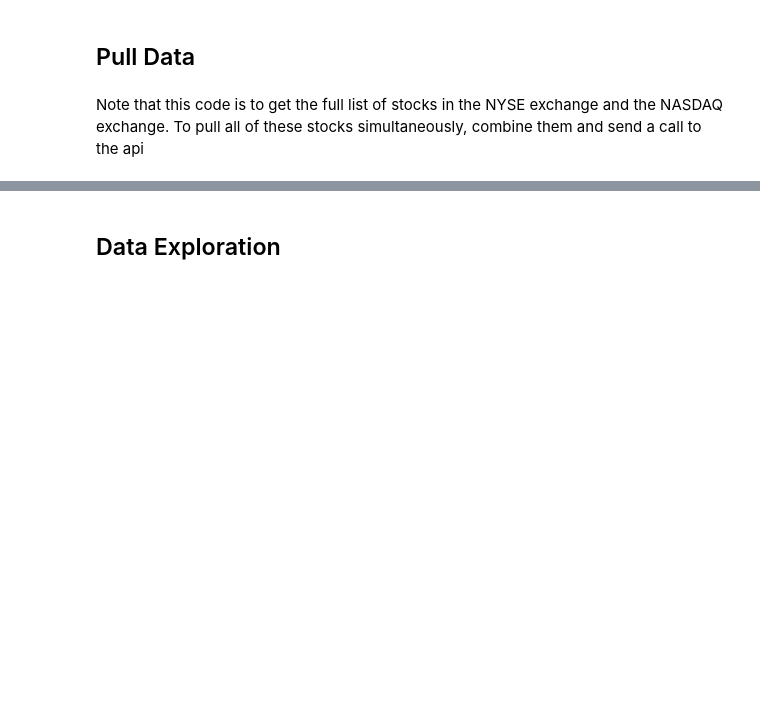
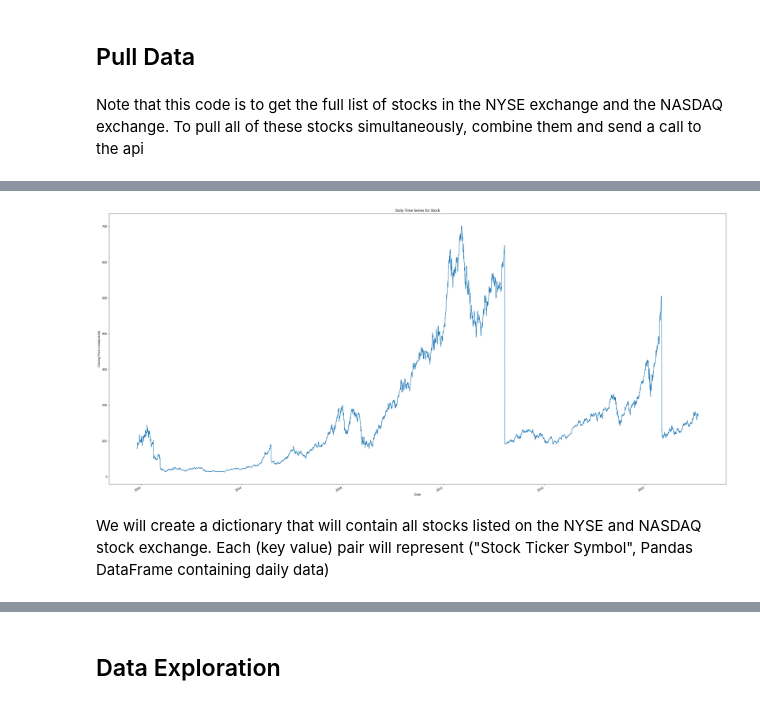
Before and after one commit to mkmuriithi/csc492_deep_learning_project, a Jupyter notebook: Data_Pulling.ipynb, the cells around one changed output, grey strips where cells are left out. Drawn from its saved outputs; the diff is of its cells as text; code cells hidden in the pictures; blank space fills up the shorter version.

```diff
--- a/Data_Pulling.ipynb
+++ b/Data_Pulling.ipynb
@@ -62,11 +81,0 @@ with open("nyse_stocks_list.txt", 'r') as nyse_file, open("nasdaq_stock_list.txt
-# %%
-#code for pulling daily data from api
-#NOTE that we will be using adjusted closing prices, that is the closing price after adjusting for all applicable splits and dividends
-
-stock_i_want = "IBM" #enter yours here
-api_key = 'F608FLWB0HW9X4N8'
-url = f'https://www.alphavantage.co/query?function=TIME_SERIES_DAILY&symbol={stock_i_want}&apikey={api_key}'
-r = requests.get(url)
-data = r.json()
-
-print(data)
@@ -74,0 +82,19 @@ print(data)
+# %%
+'''
+Get data for a single stock from AlphaVantage
+'''
+def get_stock_timeseries(symbol="IBM"):
+    timeseries_object = TimeSeries(key=api_key, output_format = "pandas")
+    data, meta_data = timeseries_object.get_daily(symbol=symbol, outputsize=output_size)
+    #reverse dataframe because it is going from most recent date to oldest date
+    data_reverse = data.iloc[::-1].reindex(index=data.index[::-1])
+    data = data_reverse
+    data.rename(mapper={"1. open": "Open", "2. high": "High", "3. low": "Low", "4. close": "Close", "5. volume": "Volume"}, axis=1, inplace=True)
+    #how many years of data do we have
+    num_years = data.index[-1].year - data.index[0].year
+    #num_years = data.index
+    return data, meta_data, num_years
+
+
+data, meta_data, num_years = get_stock_timeseries("AAPL")
+data.head()
@@ -74,0 +103,10 @@ print(data)
+# %%
+#Example of Data
+plt.figure(figsize=(40,20))
+data['Close'].plot()
+plt.title('Daily Time Series for Stock')
+plt.ylabel("Closing Price (unadjusted)")
+plt.xlabel("Date")
+plt.show()
+# %% [output]
+[figure, added]
@@ -74,0 +115,3 @@ print(data)
+# %% [markdown]
+We will create a dictionary that will contain all stocks listed on the NYSE and NASDAQ stock exchange.
+Each (key value) pair will represent ("Stock Ticker Symbol", Pandas DataFrame containing daily data)
```
Also changed, not shown: parts of 13 cells of this notebook, 2 other files.
